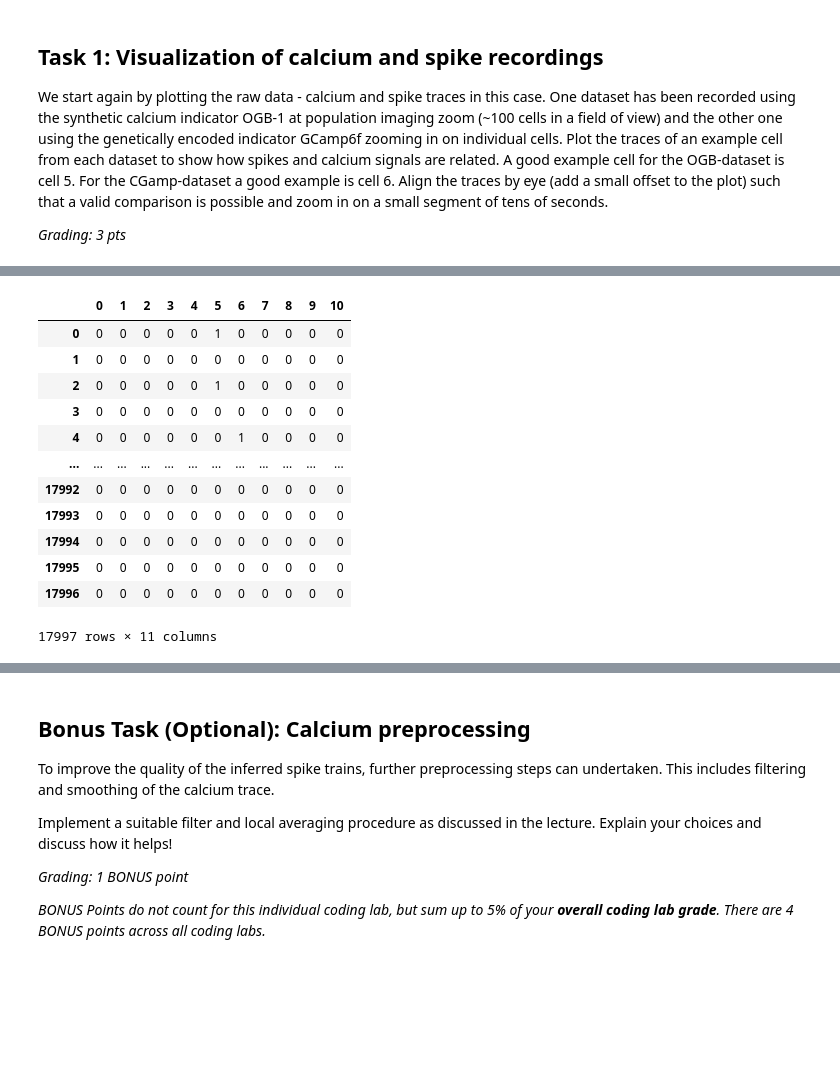
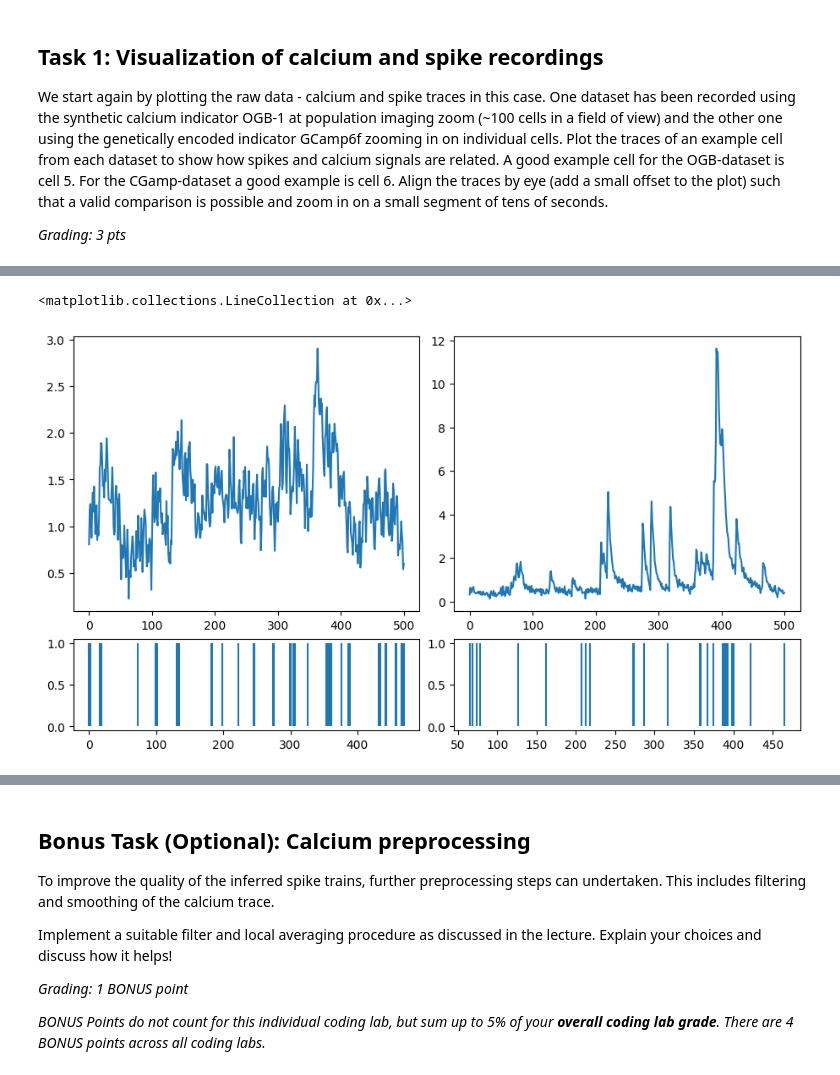
Before and after one commit to toniklenk/NeuralDataScience, a Jupyter notebook: notebooks/CodingLab3.ipynb, the cells around one changed output, grey strips where cells are left out. Cells and saved outputs as stored; diff of their text form; code cells hidden in the pictures; blank space fills up the shorter version.

```diff
--- a/notebooks/CodingLab3.ipynb
+++ b/notebooks/CodingLab3.ipynb
@@ -93,34 +95,48 @@ The signal was recorded with 35 frames/second
 # %%
-# downsampling
-#-- spikes
-ogb_spikes = pd.read_csv("../data/nds_cl_3_ogb_spikes.csv", header=0)
-ogb_spikes.index = ogb_spikes.index // 4
-ogb_spikes = ogb_spikes.groupby(level=0).any().astype(int)
+# --------------------------------
+# Resample and prepare data (1 pt)
+# --------------------------------
+fig, ((ax1, ax2), (ax3, ax4)) = plt.subplots(
+    2, 2, figsize=(9, 5), height_ratios=[3, 1], layout="constrained", sharey=False
+)
 
-gcamp_spikes = pd.read_csv("../data/nds_cl_3_gcamp2_spikes.csv", header=0)
-gcamp_spikes.index = gcamp_spikes.index // 4
-gcamp_spikes = gcamp_spikes.groupby(level=0).any().astype(int)
+# resampling
+# -- spikes
+ogb_spikes = ogb_spikes.groupby(ogb_spikes.index // 4).any().astype(int)
+gcamp_spikes = gcamp_spikes.groupby(gcamp_spikes.index // 4).any().astype(int)
 
 
-#-- calcium signal
+# -- calcium signal
 # replace nans with 0
 # 4-pole filter, as in Yaksi & Friedrich
-ogb_calcium = pd.read_csv("../data/nds_cl_3_ogb_calcium.csv", header=0)
-ogb_calcium = pd.DataFrame(signal.decimate(ogb_calcium.fillna(0), q=4, n=4, axis=0))
+ogb_calcium = pd.DataFrame(
+    signal.decimate(ogb_calcium.fillna(0), q=4, n=4, axis=0),
+    columns=ogb_calcium.columns,
+)
+gcamp_calcium = pd.DataFrame(
+    signal.decimate(gcamp_calcium.fillna(0), q=4, n=4, axis=0),
+    columns=gcamp_calcium.columns,
+)
 
-gcamp_calcium = pd.read_csv("../data/nds_cl_3_gcamp2_calcium.csv", header=0)
-gcamp_calcium = pd.DataFrame(signal.decimate(gcamp_calcium.fillna(0), q=4, n=4, axis=0))
+# TODO: add offset
+
+# zoom in on 15 s
+sn = 500
+# --------------------
+# Plot OGB data (1 pt)
+# --------------------
+ax1.plot(ogb_calcium.loc[:sn, "5"])
+ax3.vlines(
+    ogb_spikes.loc[:sn, "5"][ogb_spikes.loc[:sn, "5"] == 1].index, ymin=0, ymax=1
+)
+
+# ----------------------
+# Plot GCamp data (1 pt)
+# ----------------------
+ax2.plot(gcamp_calcium.loc[:sn, "6"])
+ax4.vlines(
+    gcamp_spikes.loc[:sn, "6"][gcamp_spikes.loc[:sn, "6"] == 1].index, ymin=0, ymax=1
+)
 # %% [output]
-|  | 0 | 1 | 2 | 3 | 4 | 5 | 6 | 7 | 8 | 9 | 10 |
-| 0 | 0 | 0 | 0 | 0 | 0 | 1 | 0 | 0 | 0 | 0 | 0 |
-| 1 | 0 | 0 | 0 | 0 | 0 | 0 | 0 | 0 | 0 | 0 | 0 |
-| 2 | 0 | 0 | 0 | 0 | 0 | 1 | 0 | 0 | 0 | 0 | 0 |
-| 3 | 0 | 0 | 0 | 0 | 0 | 0 | 0 | 0 | 0 | 0 | 0 |
-| 4 | 0 | 0 | 0 | 0 | 0 | 0 | 1 | 0 | 0 | 0 | 0 |
-| ... | ... | ... | ... | ... | ... | ... | ... | ... | ... | ... | ... |
-| 17992 | 0 | 0 | 0 | 0 | 0 | 0 | 0 | 0 | 0 | 0 | 0 |
-| 17993 | 0 | 0 | 0 | 0 | 0 | 0 | 0 | 0 | 0 | 0 | 0 |
-| 17994 | 0 | 0 | 0 | 0 | 0 | 0 | 0 | 0 | 0 | 0 | 0 |
-| 17995 | 0 | 0 | 0 | 0 | 0 | 0 | 0 | 0 | 0 | 0 | 0 |
-| 17996 | 0 | 0 | 0 | 0 | 0 | 0 | 0 | 0 | 0 | 0 | 0 |
-17997 rows × 11 columns
+<matplotlib.collections.LineCollection at 0x...>
+[figure, added]
```
Also changed, not shown: parts of 3 cells of this notebook.
